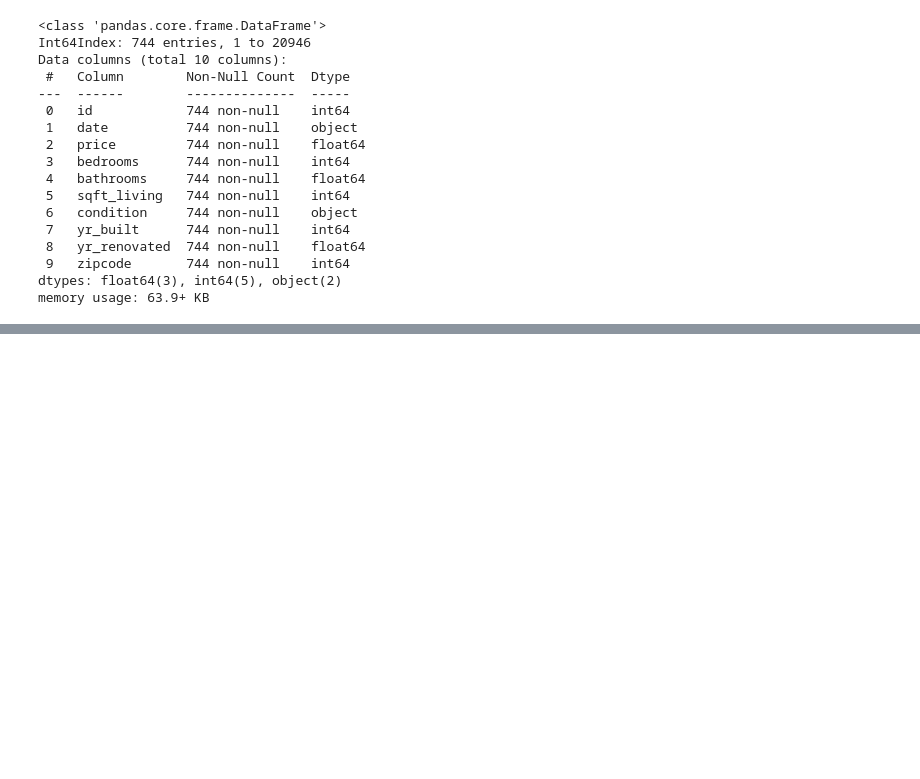
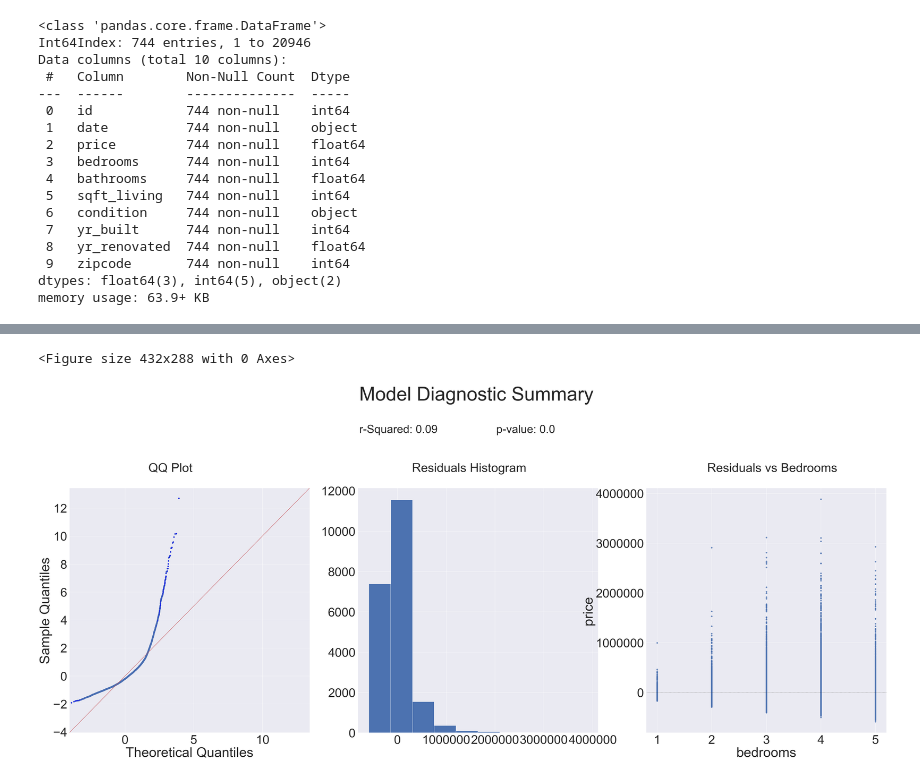
Before and after one commit to Pczo31/King-County-, a Jupyter notebook: jeff.ipynb, the cells around one changed output, grey strips where cells are left out. Saved outputs shown, nothing was run; the diff lists cells and outputs as text; code cells hidden in the pictures; blank space fills up the shorter version.

```diff
--- a/jeff.ipynb
+++ b/jeff.ipynb
@@ -188,0 +388,7 @@ memory usage: 63.9+ KB
+# %%
+f = "price ~ bed"
+bed_model = smf.ols(formula=f, data=df_kc).fit()
+model_diagnostic(bed_model, bed, 'Bedrooms', price)
+# %% [output]
+<Figure size 432x288 with 0 Axes>
+[figure, added]
```
Also changed, not shown: parts of 20 cells of this notebook, 1 other file.
